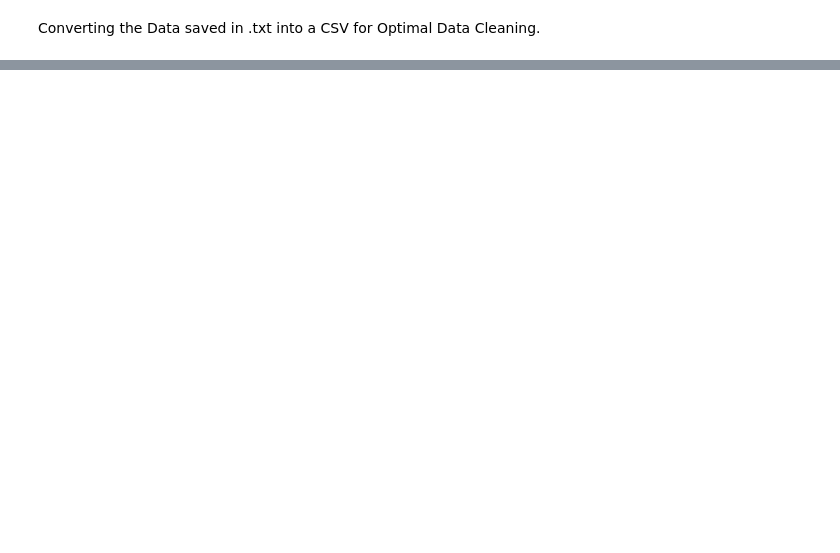
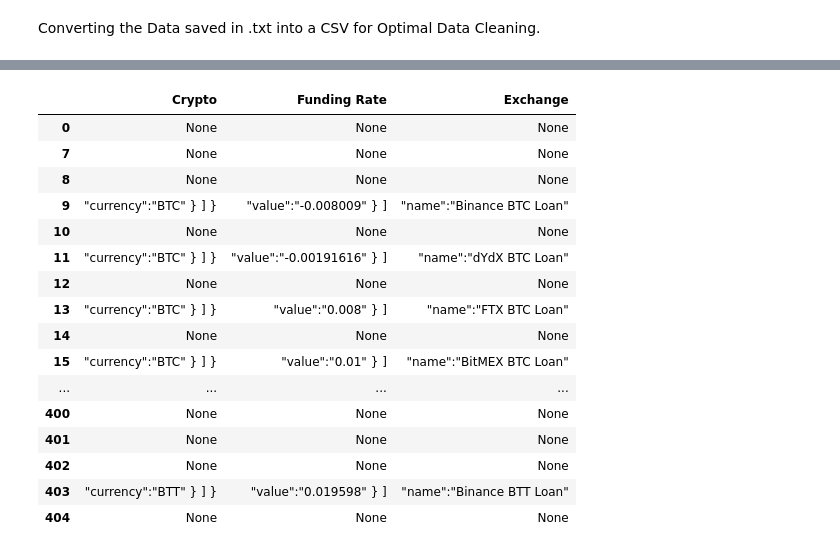
Before and after one commit to HoussamZak/CoinGlass_Derivatives_Data_Scraping-Analysis, a Jupyter notebook: Data Scraping defirate.com.ipynb, the cells around one changed output, grey strips where cells are left out. Cells and saved outputs as stored; diff of their text form; code cells hidden in the pictures; blank space fills up the shorter version.

Commit message:
Dataframe, cleaned, organized extracted from coinglass.

```diff
--- a/Data Scraping defirate.com.ipynb
+++ b/Data Scraping defirate.com.ipynb
@@ -87,0 +87,14 @@ requests_html.Element
+# %%
+# Setting Pandas as to show all rows here
+pd.set_option('display.max_rows', df.shape[0]+1)
+
+# Dropping needless rows at the top and emtpy columns i, t.1, l ,e
+df = df.drop(labels=[1,2,3,4,5,6,], axis = 0)
+df = df.drop(columns = ["i", "t.1", 'l', "e"], axis =1)
+df.reset_index(drop=True)
+
+# Renaming a column for better readability
+df = df.rename(columns = {'t': "messed up data 2 clean"})
+
+#Taking a look at our Dataframe
+print(df.head(20))
@@ -87,0 +119,38 @@ requests_html.Element
+# %%
+# As you can see in the data within the "messed up data 2 clean" column main separator is a comma
+# We rely on str.split with comma to split this columns amongst many to better process for cleaning
+
+df = df['messed up data 2 clean'].str.split(',', expand=True)
+
+# We want the Exchange's name located in column 2
+            # the funding rate located in column 8
+            # the cryptocurrency located in column 12.
+
+
+#Dropping useless columns
+cols = [0,1,3,4,5,6,7,9,10,11]
+df.drop(df.columns[cols], axis = 1, inplace = True)
+
+
+#Reordering columns for better readbility
+#Renaming columns as aforementioned columns of interest
+df = df.reindex(columns=[12,8,2])
+df.rename(columns = ({12: "Crypto", 8:'Funding Rate', 2:'Exchange' }))
+# %% [output]
+|  | Crypto | Funding Rate | Exchange |
+| 0 | None | None | None |
+| 7 | None | None | None |
+| 8 | None | None | None |
+| 9 | "currency":"BTC" } ] } | "value":"-0.008009" } ] | "name":"Binance BTC Loan" |
+| 10 | None | None | None |
+| 11 | "currency":"BTC" } ] } | "value":"-0.00191616" } ] | "name":"dYdX BTC Loan" |
+| 12 | None | None | None |
+| 13 | "currency":"BTC" } ] } | "value":"0.008" } ] | "name":"FTX BTC Loan" |
+| 14 | None | None | None |
+| 15 | "currency":"BTC" } ] } | "value":"0.01" } ] | "name":"BitMEX BTC Loan" |
+| ... | ... | ... | ... |
+| 400 | None | None | None |
+| 401 | None | None | None |
+| 402 | None | None | None |
+| 403 | "currency":"BTT" } ] } | "value":"0.019598" } ] | "name":"Binance BTT Loan" |
+| 404 | None | None | None |
```
Also changed, not shown: parts of 7 cells of this notebook, 3 other files.
